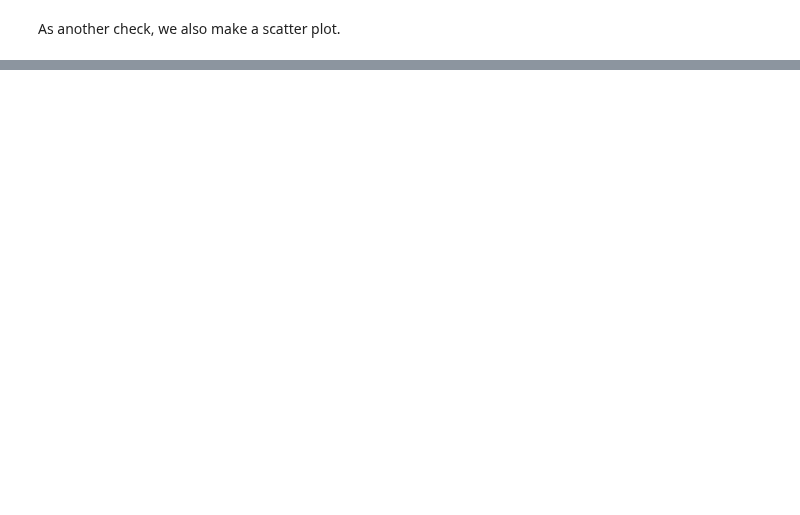
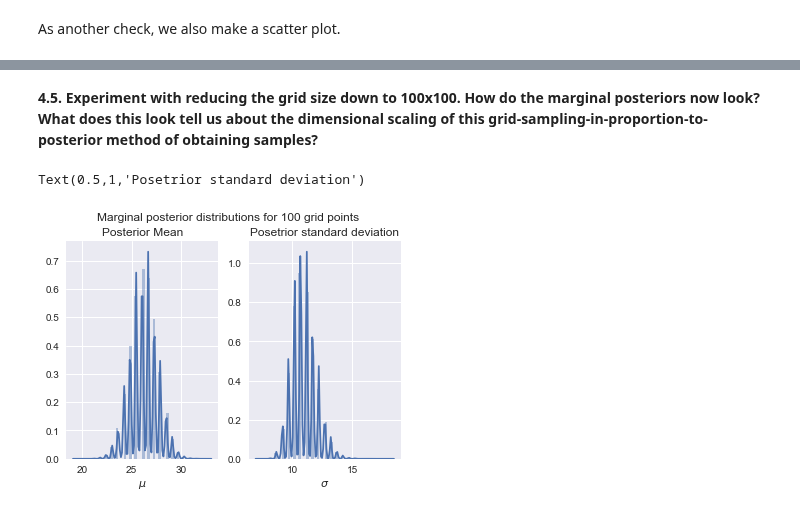
Before and after one commit to NOllAl/AM207HW, a Jupyter notebook: hw4/AM207_HW4.ipynb, the cells around one changed output, grey strips where cells are left out. Saved outputs shown, nothing was run; the diff lists cells and outputs as text; code cells hidden in the pictures; blank space fills up the shorter version.

```diff
--- a/hw4/AM207_HW4.ipynb
+++ b/hw4/AM207_HW4.ipynb
@@ -511,0 +515,16 @@ Text(0,0.5,'$\\sigma$')
+# %% [markdown]
+**4.5. Experiment with reducing the grid size down to 100x100. How do the marginal posteriors now look? What does this look tell us about the dimensional scaling of this grid-sampling-in-proportion-to-posterior method of obtaining samples?**
+# %%
+n_grid = 100
+pdf_grid, mus, sigmas = compute_pdf(n_grid, light_speed)
+sampled_posterior = compute_samples(n_samples, mus, sigmas, pdf_grid)
+
+f, axarr = plt.subplots(ncols=2)
+f.suptitle('Marginal posterior distributions for {} grid points'.format(n_grid))
+sns.distplot(sampled_posterior[:, 0], ax=axarr[0], axlabel=r"$\mu$")
+sns.distplot(sampled_posterior[:, 1], ax=axarr[1], axlabel=r"$\sigma$")
+axarr[0].set_title("Posterior Mean")
+axarr[1].set_title("Posetrior standard deviation")
+# %% [output]
+Text(0.5,1,'Posetrior standard deviation')
+[figure, added]
```
Also changed, not shown: parts of 6 cells of this notebook.
